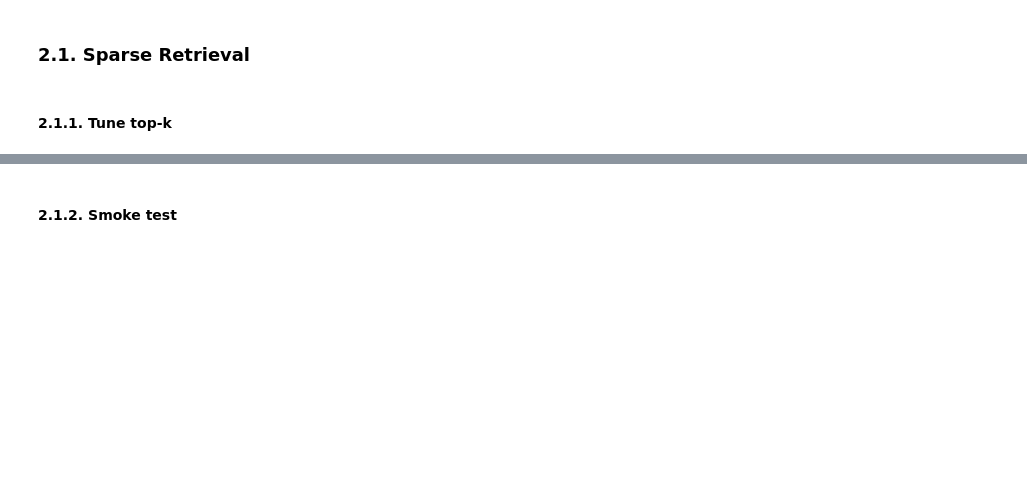
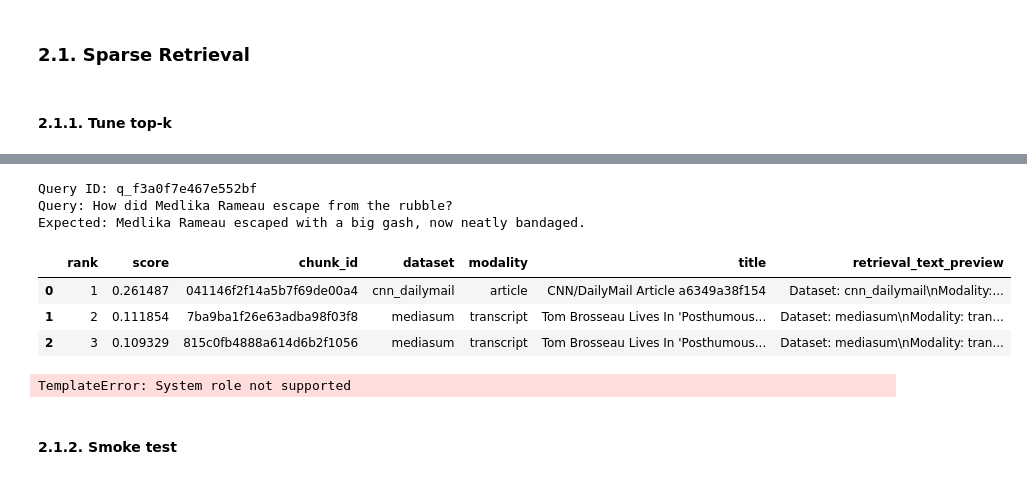
Before and after one commit to plminh-sdh/Design-and-Evaluation-of-Secure-Retrieval-Augmented-Systems-for-Large-Scale-Digital-Archives, a Jupyter notebook: Retrieval Component.ipynb, the cells around one changed output, grey strips where cells are left out. Drawn from its saved outputs; the diff is of its cells as text; code cells hidden in the pictures; blank space fills up the shorter version.

```diff
--- a/Retrieval Component.ipynb
+++ b/Retrieval Component.ipynb
@@ -138,0 +167,17 @@ else:
+# %%
+import src.retrieval_llms as retrieval_llm_helpers
+reload(retrieval_llm_helpers)
+
+from src.retrieval_llms import (
+    RelevanceJudgeLLM,
+    extract_first_json_object,
+    RELEVANCE_JUDGE_MODEL_ID,
+)
+
+relevance_judge_llm = RelevanceJudgeLLM(
+    token=HUGGING_FACE_TOKEN,
+    torch_dtype=RELEVANCE_JUDGE_TORCH_DTYPE,
+    load_in_4bit=RELEVANCE_JUDGE_LOAD_IN_4BIT,
+    require_cuda=RELEVANCE_JUDGE_REQUIRE_CUDA,
+    allow_cpu_offload=RELEVANCE_JUDGE_ALLOW_CPU_OFFLOAD,
+)
@@ -172,0 +319,60 @@ Using smoke-test sparse top-k: 10
+# %%
+# DISPOSABLE CELL: estimate one-query retrieval + judge runtime before full sparse tuning.
+RUN_SPARSE_SINGLE_JUDGE_PROBE = True
+SPARSE_SINGLE_JUDGE_TOP_K = 3
+SPARSE_SINGLE_JUDGE_SAMPLE_RANDOM_STATE = 42
+
+if RUN_SPARSE_SINGLE_JUDGE_PROBE:
+    if relevance_judge_llm is None:
+        raise RuntimeError("Initialize relevance_judge_llm in section 1.3 first.")
+
+    sparse_probe_qrel = sparse_tuning_eval_qrels_df.sample(
+        n=1,
+        random_state=SPARSE_SINGLE_JUDGE_SAMPLE_RANDOM_STATE,
+    ).iloc[0]
+    print(f"Query ID: {sparse_probe_qrel['query_id']}")
+    print(f"Query: {sparse_probe_qrel['query']}")
+    print(f"Expected: {sparse_probe_qrel['expected_relevant_information']}")
+
+    sparse_probe_started_at = time.perf_counter()
+    sparse_probe_results_df = qdrant_sparse_retriever.retrieve(
+        sparse_probe_qrel["query"],
+        query_id=sparse_probe_qrel["query_id"],
+        top_k=SPARSE_SINGLE_JUDGE_TOP_K,
+    )
+    sparse_probe_retrieval_seconds = time.perf_counter() - sparse_probe_started_at
+
+    display(sparse_probe_results_df[[
+        "rank",
+        "score",
+        "chunk_id",
+        "dataset",
+        "modality",
+        "title",
+        "retrieval_text_preview",
+    ]])
+
+    sparse_probe_top_result = sparse_probe_results_df.iloc[0]
+    sparse_probe_judge_started_at = time.perf_counter()
+    sparse_probe_judge_response = relevance_judge_llm.judge_relevance(
+        query=sparse_probe_qrel["query"],
+        expected_relevant_information=sparse_probe_qrel["expected_relevant_information"],
+        retrieved_chunk_text=sparse_probe_top_result["retrieval_text"],
+        max_new_tokens=SPARSE_JUDGE_MAX_NEW_TOKENS,
+    )
+    sparse_probe_judge_seconds = time.perf_counter() - sparse_probe_judge_started_at
+    sparse_probe_judge_record = extract_first_json_object(sparse_probe_judge_response)
+
+    print(f"Retrieval time: {sparse_probe_retrieval_seconds:.2f}s")
+    print(f"Judge time: {sparse_probe_judge_seconds:.2f}s")
+    print(sparse_probe_judge_response)
+    display(pd.DataFrame([sparse_probe_judge_record]))
+# %% [output]
+Query ID: q_f3a0f7e467e552bf
+Query: How did Medlika Rameau escape from the rubble?
+Expected: Medlika Rameau escaped with a big gash, now neatly bandaged.
+|  | rank | score | chunk_id | dataset | modality | title | retrieval_text_preview |
+| 0 | 1 | 0.261487 | 041146f2f14a5b7f69de00a4 | cnn_dailymail | article | CNN/DailyMail Article a6349a38f154 | Dataset: cnn_dailymail\nModality:... |
+| 1 | 2 | 0.111854 | 7ba9ba1f26e63adba98f03f8 | mediasum | transcript | Tom Brosseau Lives In 'Posthumous... | Dataset: mediasum\nModality: tran... |
+| 2 | 3 | 0.109329 | 815c0fb4888a614d6b2f1056 | mediasum | transcript | Tom Brosseau Lives In 'Posthumous... | Dataset: mediasum\nModality: tran... |
+TemplateError: System role not supported
```
Also changed, not shown: parts of 22 cells of this notebook, 6 other files.
